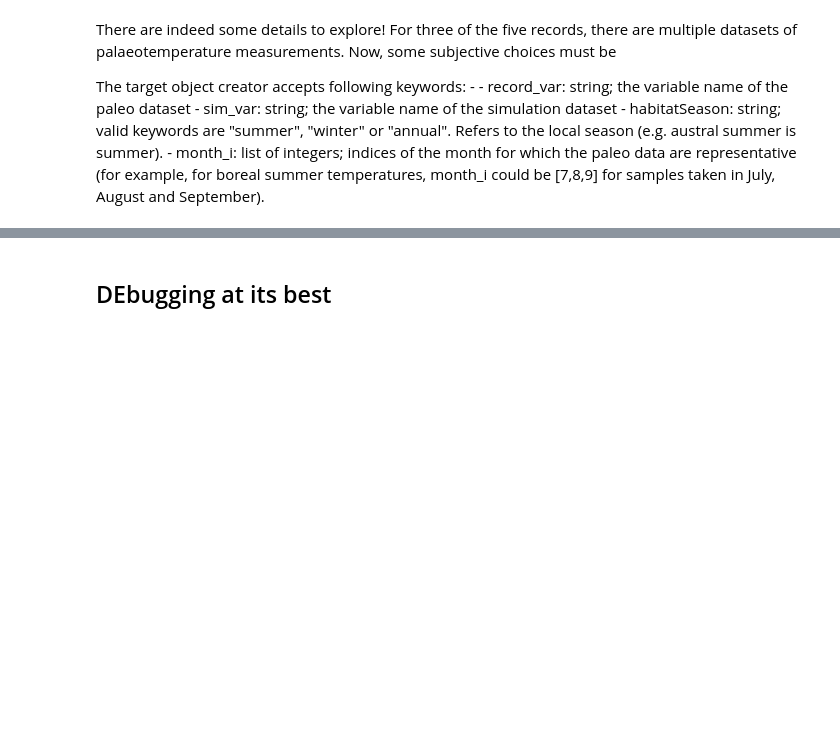
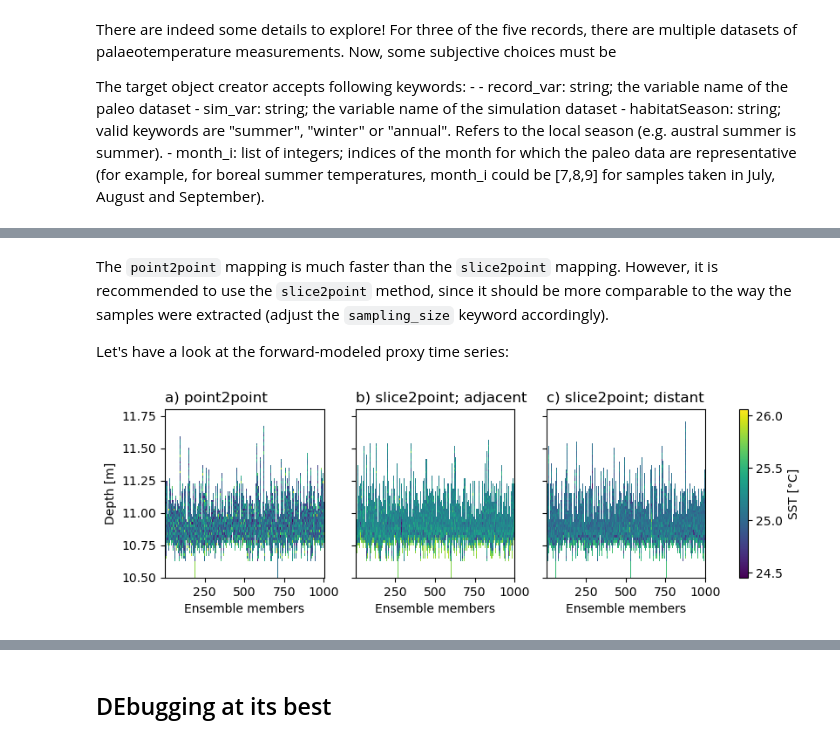
Before and after one commit to paleovar/cupsm, a Jupyter notebook: tutorials/Tutorial2-Forward_modelling.ipynb, the cells around one changed output, grey strips where cells are left out. Saved outputs shown, nothing was run; the diff lists cells and outputs as text; code cells hidden in the pictures; blank space fills up the shorter version.

```diff
--- a/tutorials/Tutorial2-Forward_modelling.ipynb
+++ b/tutorials/Tutorial2-Forward_modelling.ipynb
@@ -266,0 +351,4 @@ For site GeoB1711_4, the habitat season is annual.
+# %%
+%%time
+
+example_sim_data2site = cupsm.field2site(example_sim_data, example_site_object).compute()
@@ -269,0 +367,5 @@ For site GeoB1711_4, the habitat season is annual.
+# %%
+%%time
+
+# using point2point (default)
+example_fwd_p2p = cupsm.time2chron(sim_data2site=example_sim_data2site, site_object=example_site_object)
@@ -269,0 +375,6 @@ For site GeoB1711_4, the habitat season is annual.
+# %%
+%%time
+
+# using point2point, adjacent
+example_fwd_s2p_a = cupsm.time2chron(sim_data2site=example_sim_data2site, site_object=example_site_object,
+                                    method="slice2point", sampling="adjacent")
@@ -269,0 +384,6 @@ For site GeoB1711_4, the habitat season is annual.
+# %%
+%%time
+
+# using point2point, distant
+example_fwd_s2p_d = cupsm.time2chron(sim_data2site=example_sim_data2site, site_object=example_site_object,
+                                    method="slice2point", sampling="distant")
@@ -269,0 +394,24 @@ For site GeoB1711_4, the habitat season is annual.
+# %% [markdown]
+The `point2point` mapping is much faster than the `slice2point` mapping. However, it is recommended to use the `slice2point` method, since it should be more comparable to the way the samples were extracted (adjust the `sampling_size` keyword accordingly).
+
+Let's have a look at the forward-modeled proxy time series:
+# %%
+titles = ["a) point2point", "b) slice2point; adjacent", "c) slice2point; distant",]
+data = [example_fwd_p2p, example_fwd_s2p_a, example_fwd_s2p_d,]
+#----
+fig, axs = plt.subplots(1,3, figsize=(10,2.5), sharex=True, sharey=True)
+axes = axs.flatten()
+
+for i,a in enumerate(axes):
+    a.set_title(titles[i], loc="left")
+    ds = data [i]
+    im = a.pcolormesh(ds.ens, ds.depth, ds, cmap="viridis")
+    a.set(ylim = (10.5,11.8), xlabel="Ensemble members")
+
+axes[0].set_ylabel("Depth [m]")
+
+plt.colorbar(im, ax=axs[:], label="SST [°C]", orientation="vertical")
+
+plt.show()
+# %% [output]
+[figure, added]
```
Also changed, not shown: parts of 27 cells of this notebook, 4 other files.
